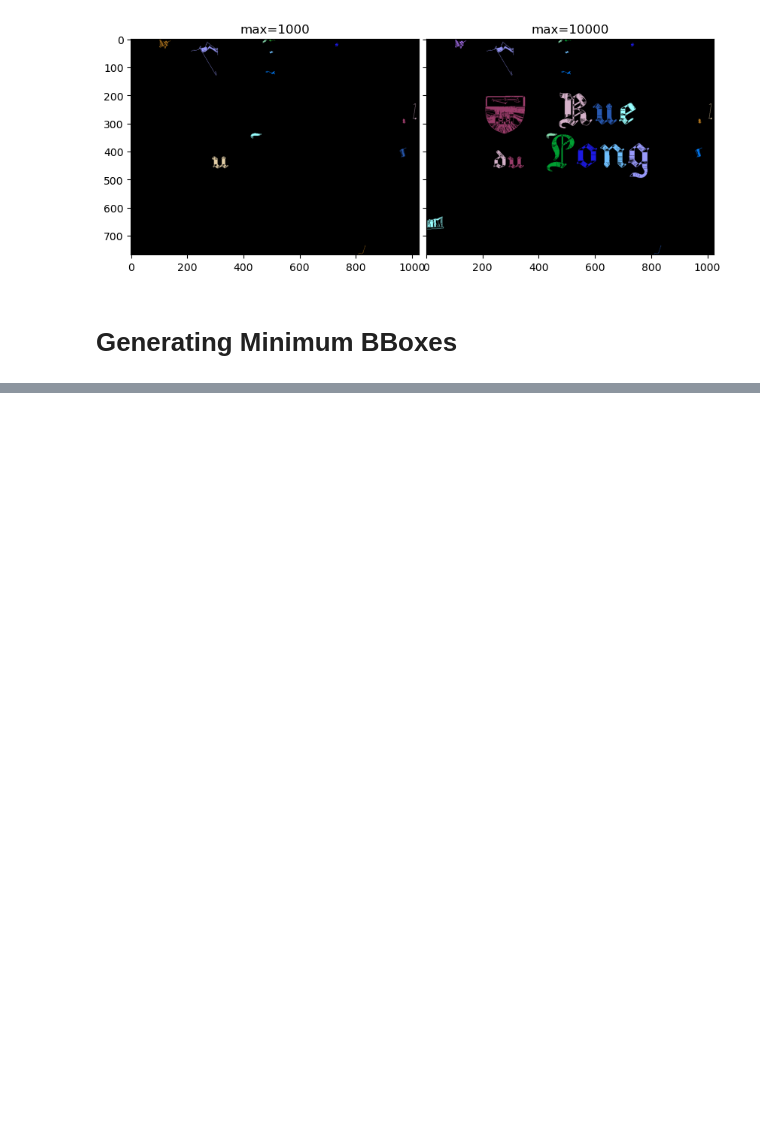
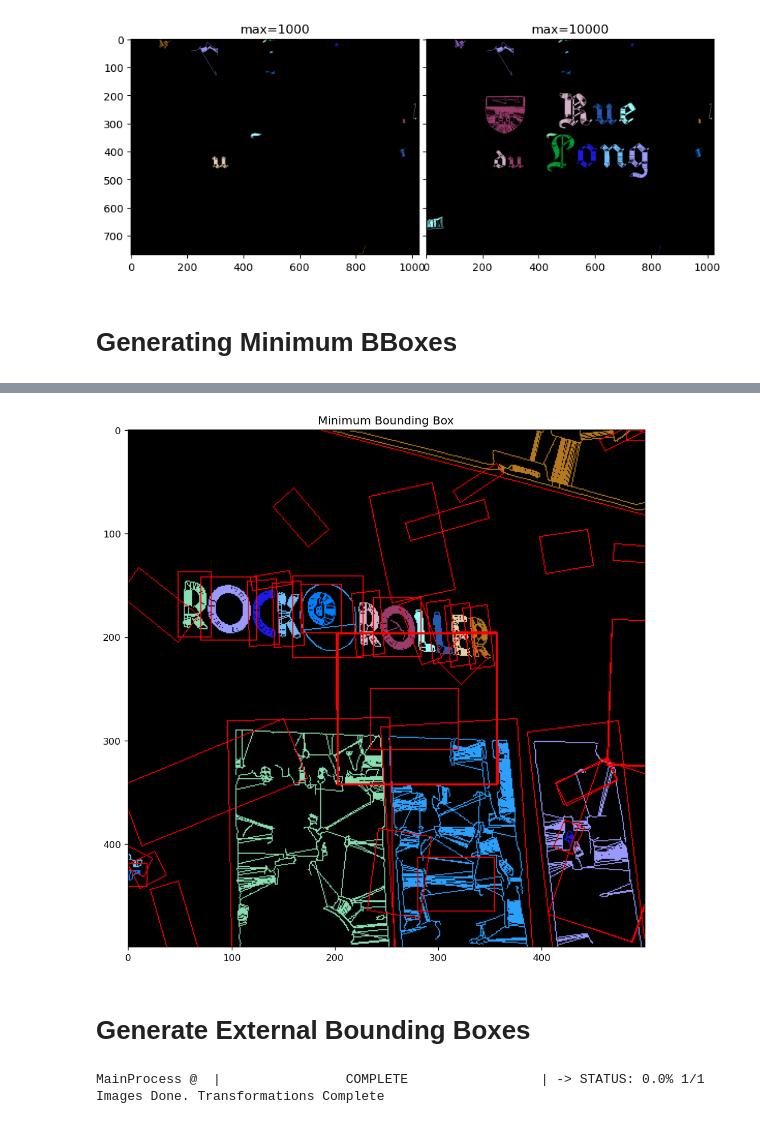
Before and after one commit to ag-ds-bubble/swtloc, a Jupyter notebook: swtloc/example/SWTloc Usage.ipynb, the cells around one changed output, grey strips where cells are left out. Cells and saved outputs as stored; diff of their text form; code cells hidden in the pictures; blank space fills up the shorter version.

```diff
--- a/swtloc/example/SWTloc Usage.ipynb
+++ b/swtloc/example/SWTloc Usage.ipynb
@@ -237,0 +243,6 @@ imgshowN([swtl.orig_img, swtl.swt_mat, swtl.swt_labelled3C],
+# %%
+min_bboxes, min_bbox_annotated = swtl.get_min_bbox(show=True, padding=10)
+# %% [output]
+[figure, added]
+# %% [markdown]
+# Generate External Bounding Boxes
@@ -237,0 +251,5 @@ imgshowN([swtl.orig_img, swtl.swt_mat, swtl.swt_labelled3C],
+# %%
+swtl.swttransform(imgpaths=imgpath, text_mode='lb_df', ac_sigma=1.0,
+                  max_angledev=np.pi/3, maxrsw=50)
+# %% [output]
+MainProcess @  |                COMPLETE                 | -> STATUS: 0.0% 1/1 Images Done. Transformations Complete
```
Also changed, not shown: parts of 26 cells of this notebook, 2 other files.
